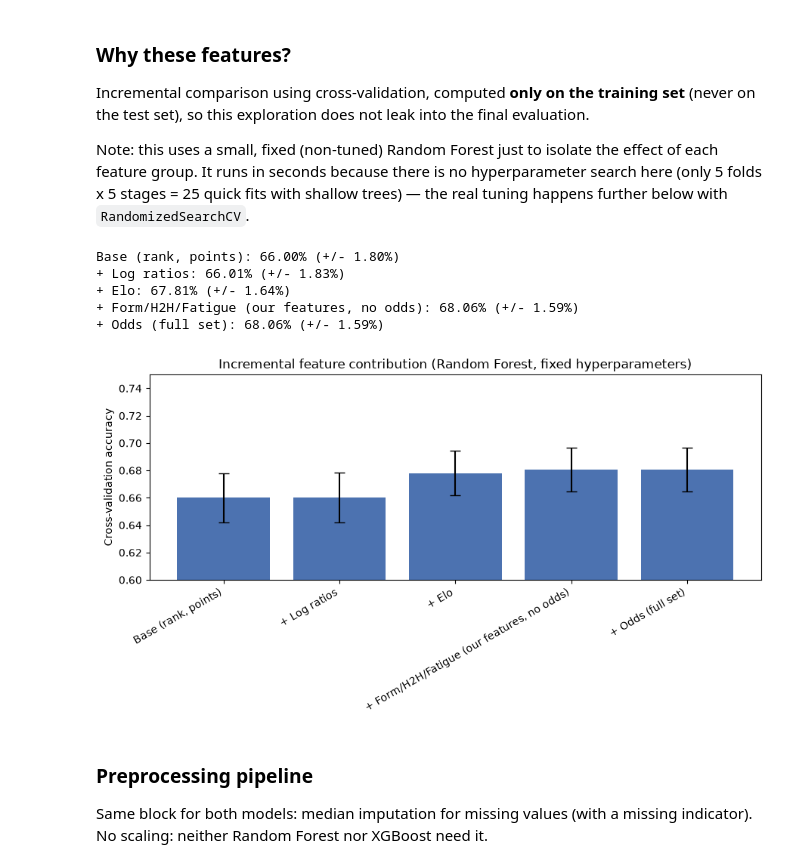
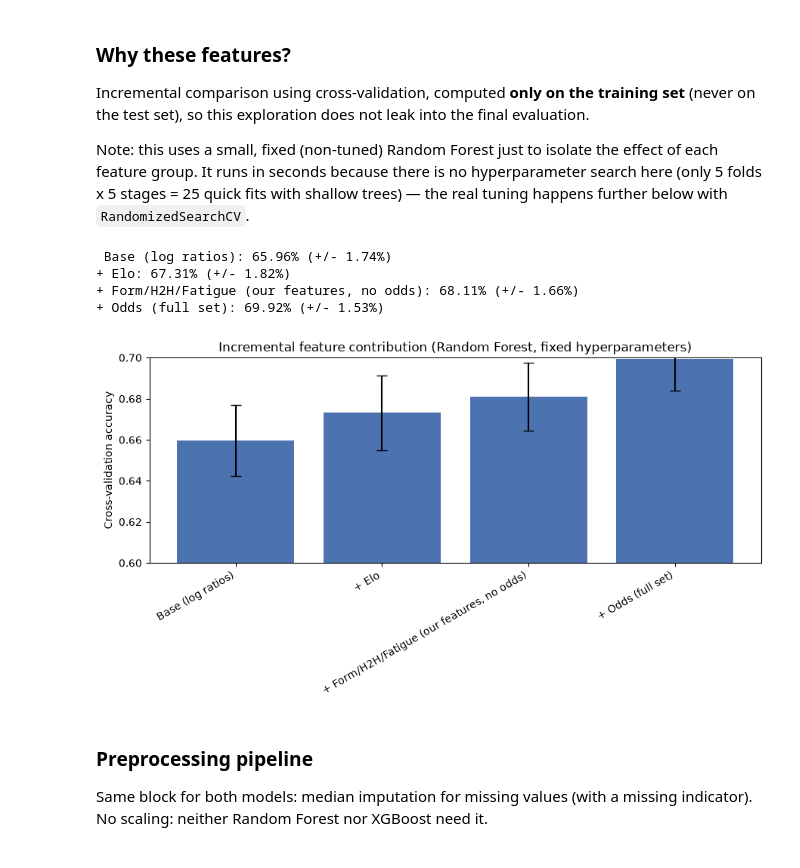
Before and after one commit to giovanni-quacchia/Tennis-prediction-project, a Jupyter notebook: notebooks/03_Models_training.ipynb, the cells around one changed output. Cells and saved outputs as stored; diff of their text form; code cells hidden in the pictures.

```diff
--- a/notebooks/03_Models_training.ipynb
+++ b/notebooks/03_Models_training.ipynb
@@ -5,21 +5,20 @@ We load the datasets prepared in notebook 2, define the feature set (shared by b
 # %%
 """Import training and testing datasets"""
 import pandas as pd
+from pathlib import Path
 
-TRAINING_PATH = "../data/prepared/tennis_training.xlsx"
-TESTING_PATH = "../data/prepared/tennis_testing.xlsx"
-RAW_TESTING_PATH = "../data/testing/tennis_testing.xlsx"
+TRAINING_PATH = Path("../data/training/tennis_training.xlsx")
+TESTING_PATH = Path("../data/testing/tennis_testing.xlsx")
 
-train_set = pd.read_excel(TRAINING_PATH)
-test_set = pd.read_excel(TESTING_PATH)
+train_df = pd.read_excel(TRAINING_PATH)
+test_df = pd.read_excel(TESTING_PATH)
 # %%
-"""Feature set, shared by both models for a fair comparison."""
 target = "y"
 
 features = [
-    "Rank_Diff", "Points_Diff",
+    # "Rank_Diff", "Points_Diff",
     "Rank_Log_Ratio", "Points_Log_Ratio",
-    # "Odds_Diff",
+    "Odds_Diff",
     "Elo_Diff", "Surface_Elo_Diff",
     "Age_Diff",
     "Recent_Form_Diff", "Recent_Surface_Form_Diff",
@@ -29,8 +28,10 @@ features = [
     "Home_Diff",
 ]
 
-X_train = train_set[features]
-y_train = train_set[target]
+categorical_features = ["Court", "Surface", "Round"]
+
+X_train = train_df[features + categorical_features]
+y_train = train_df[target]
 # %% [markdown]
 ### Why these features?
 
@@ -49,46 +50,45 @@ import matplotlib.pyplot as plt
 no_odds_features = [f for f in features if f != "Odds_Diff"]
 
 feature_stages = {
-    "Base (rank, points)": ["Rank_Diff", "Points_Diff"],
-    "+ Log ratios": ["Rank_Diff", "Points_Diff", "Rank_Log_Ratio", "Points_Log_Ratio"],
-    "+ Elo": ["Rank_Diff", "Points_Diff", "Rank_Log_Ratio", "Points_Log_Ratio", "Elo_Diff", "Surface_Elo_Diff"],
+    # "Base (rank, points)": ["Rank_Diff", "Points_Diff"],
+    " Base (log ratios)": ["Rank_Log_Ratio", "Points_Log_Ratio"],
+    "+ Elo": ["Elo_Diff", "Surface_Elo_Diff"],
     "+ Form/H2H/Fatigue (our features, no odds)": no_odds_features,
     "+ Odds (full set)": features,
 }
 
 time_cv = TimeSeriesSplit(n_splits=5)
 
 stage_names, stage_means, stage_stds = [], [], []
 
 for stage_name, feats in feature_stages.items():
     pipeline = Pipeline([
         ("preprocessor", ColumnTransformer([
             ("num", SimpleImputer(strategy="median", add_indicator=True), feats)
         ])),
         ("model", RandomForestClassifier(n_estimators=200, max_depth=6, random_state=42, n_jobs=-1)),
     ])
-    scores = cross_val_score(pipeline, train_set[feats], train_set["y"], cv=time_cv, scoring="accuracy")
+    scores = cross_val_score(pipeline, train_df[feats], train_df["y"], cv=time_cv, scoring="accuracy")
     print(f"{stage_name}: {scores.mean():.2%} (+/- {scores.std():.2%})")
 
     stage_names.append(stage_name)
     stage_means.append(scores.mean())
     stage_stds.append(scores.std())
 
 plt.figure(figsize=(9, 5))
 plt.bar(stage_names, stage_means, yerr=stage_stds, capsize=5, color="#4C72B0")
 plt.ylabel("Cross-validation accuracy")
 plt.title("Incremental feature contribution (Random Forest, fixed hyperparameters)")
 plt.ylim(0.6, 0.75)
 plt.xticks(rotation=30, ha="right")
 plt.tight_layout()
 plt.show()
 # %% [output]
-Base (rank, points): 66.00% (+/- 1.80%)
-+ Log ratios: 66.01% (+/- 1.83%)
-+ Elo: 67.81% (+/- 1.64%)
-+ Form/H2H/Fatigue (our features, no odds): 68.06% (+/- 1.59%)
-+ Odds (full set): 68.06% (+/- 1.59%)
+ Base (log ratios): 65.96% (+/- 1.74%)
++ Elo: 67.31% (+/- 1.82%)
++ Form/H2H/Fatigue (our features, no odds): 68.11% (+/- 1.66%)
++ Odds (full set): 69.92% (+/- 1.53%)
-[figure, old version]
+[figure, new version]
 # %% [markdown]
 ### Preprocessing pipeline
 
```
Also changed, not shown: parts of 3 cells of this notebook, 15 other files.
